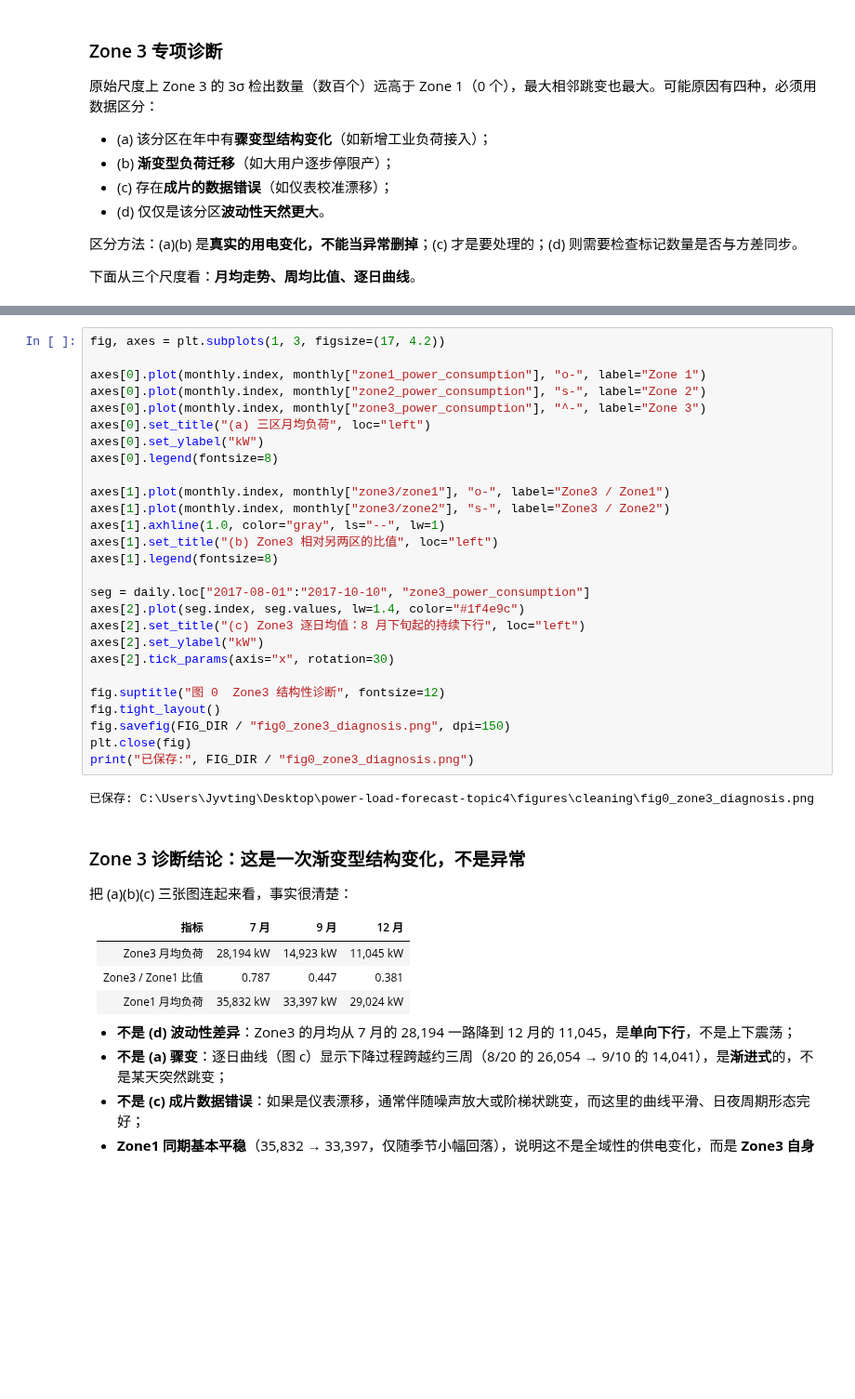
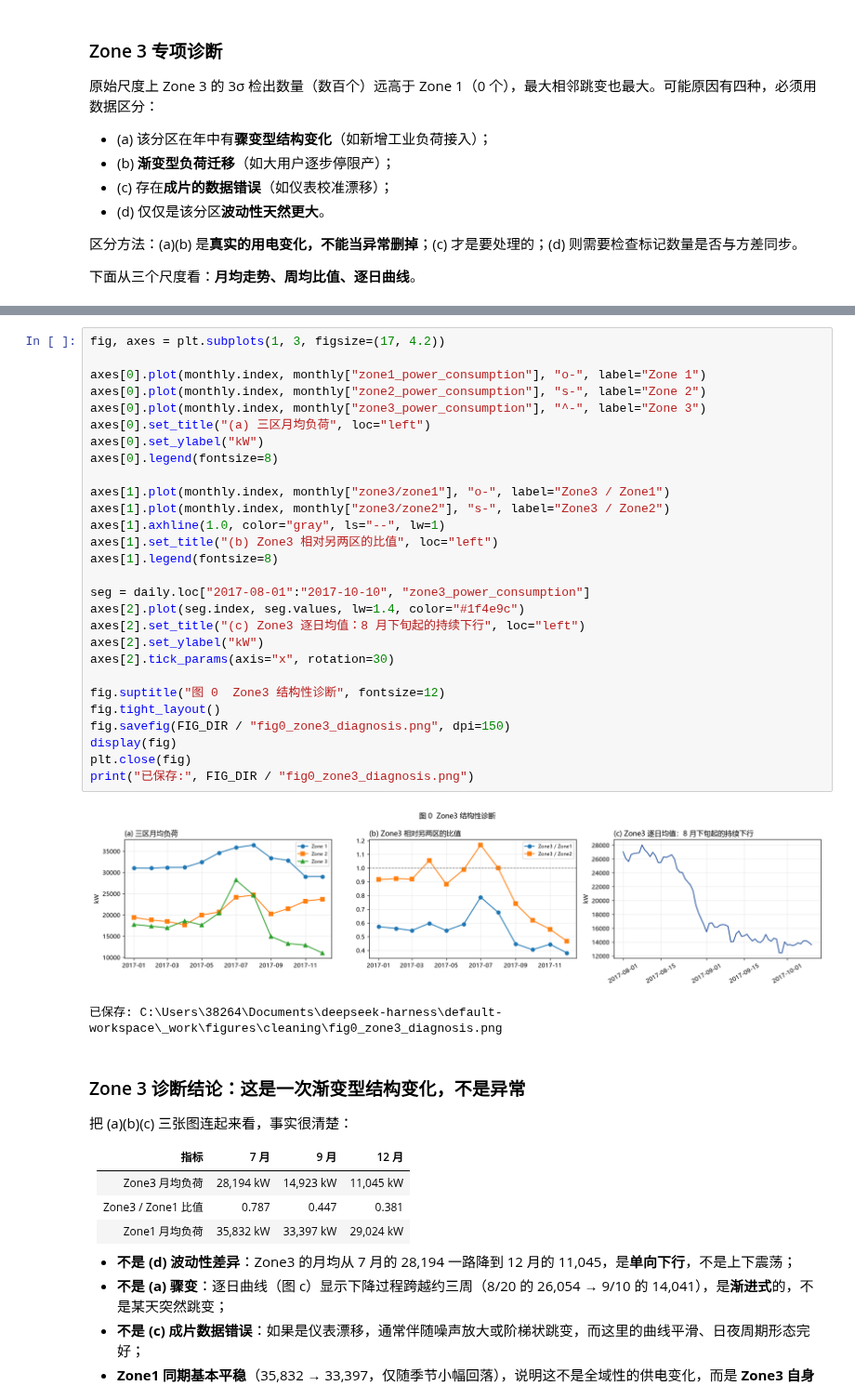
Before and after one commit to Lizhuiii/power-load-forecast-topic4, a Jupyter notebook: project/01_data_cleaning.ipynb, the cells around one changed output, grey strips where cells are left out. Shown at 93% size. Saved outputs shown, nothing was run; the diff lists cells and outputs as text; blank space fills up the shorter version.

Commit message:
Update 01_data_cleaning.ipynb
将图片内嵌至notebook中使得可视化更为直观

```diff
--- a/project/01_data_cleaning.ipynb
+++ b/project/01_data_cleaning.ipynb
@@ -735,32 +736,34 @@ zone3_power_consumption      |相对变化| max=0.721  p99=0.0992  >10%:  509  >
 # %%
 fig, axes = plt.subplots(1, 3, figsize=(17, 4.2))
 
 axes[0].plot(monthly.index, monthly["zone1_power_consumption"], "o-", label="Zone 1")
 axes[0].plot(monthly.index, monthly["zone2_power_consumption"], "s-", label="Zone 2")
 axes[0].plot(monthly.index, monthly["zone3_power_consumption"], "^-", label="Zone 3")
 axes[0].set_title("(a) 三区月均负荷", loc="left")
 axes[0].set_ylabel("kW")
 axes[0].legend(fontsize=8)
 
 axes[1].plot(monthly.index, monthly["zone3/zone1"], "o-", label="Zone3 / Zone1")
 axes[1].plot(monthly.index, monthly["zone3/zone2"], "s-", label="Zone3 / Zone2")
 axes[1].axhline(1.0, color="gray", ls="--", lw=1)
 axes[1].set_title("(b) Zone3 相对另两区的比值", loc="left")
 axes[1].legend(fontsize=8)
 
 seg = daily.loc["2017-08-01":"2017-10-10", "zone3_power_consumption"]
 axes[2].plot(seg.index, seg.values, lw=1.4, color="#1f4e9c")
 axes[2].set_title("(c) Zone3 逐日均值：8 月下旬起的持续下行", loc="left")
 axes[2].set_ylabel("kW")
 axes[2].tick_params(axis="x", rotation=30)
 
 fig.suptitle("图 0  Zone3 结构性诊断", fontsize=12)
 fig.tight_layout()
 fig.savefig(FIG_DIR / "fig0_zone3_diagnosis.png", dpi=150)
+display(fig)
 plt.close(fig)
 print("已保存:", FIG_DIR / "fig0_zone3_diagnosis.png")
 # %% [output]
+[figure, added]
-已保存: C:\Users\Jyvting\Desktop\power-load-forecast-topic4\figures\cleaning\fig0_zone3_diagnosis.png
+已保存: C:\Users\38264\Documents\deepseek-harness\default-workspace\_work\figures\cleaning\fig0_zone3_diagnosis.png
 # %% [markdown]
 ### Zone 3 诊断结论：这是一次**渐变型结构变化**，不是异常
 
```
Also changed, not shown: parts of 19 cells of this notebook.
